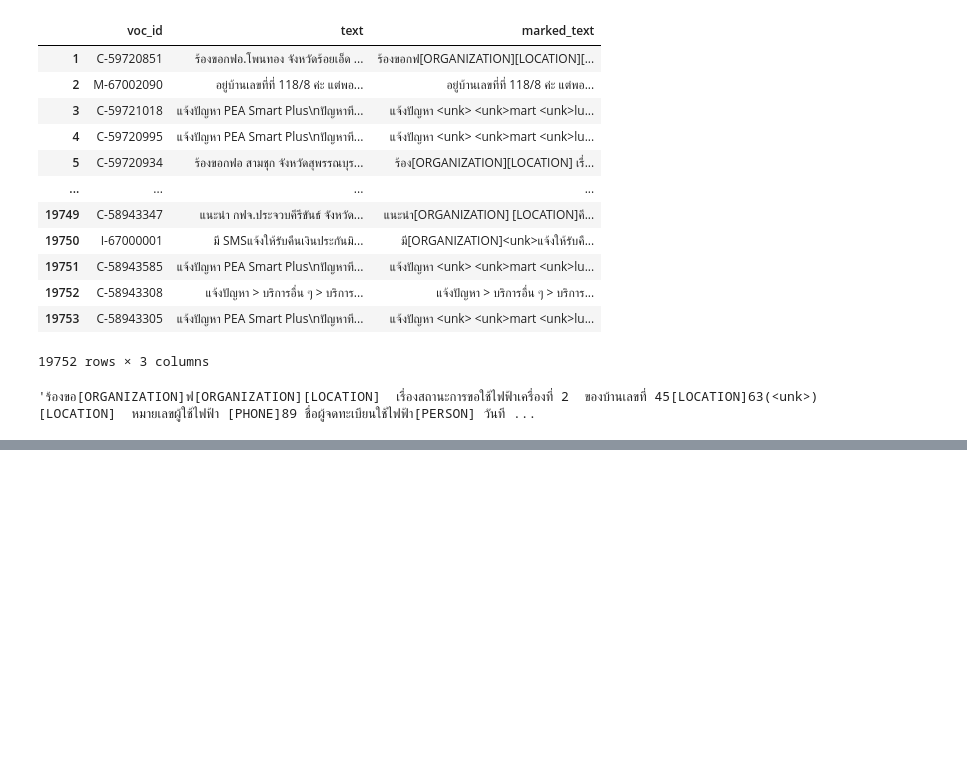
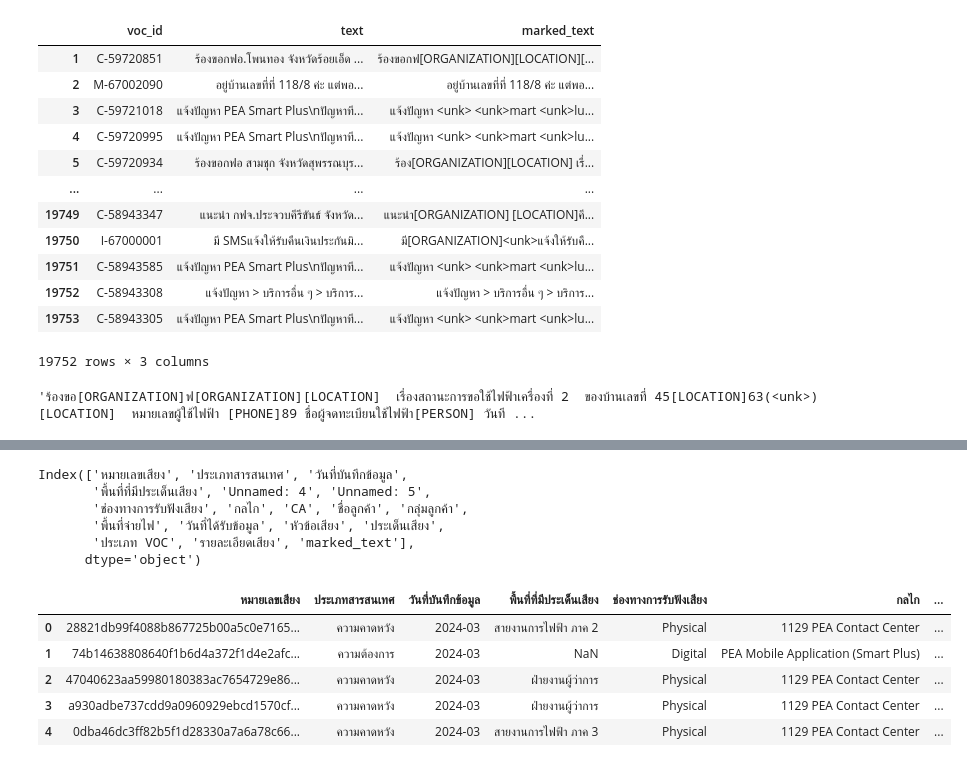
Before and after one commit to master0slave/poc-privacy-preserving-voc-data, a Jupyter notebook: notebooks/nb01-np-text-masking.ipynb, the cells around one changed output, grey strips where cells are left out. Drawn from its saved outputs; the diff is of its cells as text; code cells hidden in the pictures; blank space fills up the shorter version.

```diff
--- a/notebooks/nb01-np-text-masking.ipynb
+++ b/notebooks/nb01-np-text-masking.ipynb
@@ -207,0 +232,58 @@ text_ner.to_excel('../data/processed/voc_data_marked_text_pea.xlsx', index=False
+# %%
+final_df.columns
+# %% [output]
+Index(['หมายเลขเสียง', 'ประเภทสารสนเทศ', 'วันที่บันทึกข้อมูล',
+       'พื้นที่ที่มีประเด็นเสียง', 'Unnamed: 4', 'Unnamed: 5',
+       'ช่องทางการรับฟังเสียง', 'กลไก', 'CA', 'ชื่อลูกค้า', 'กลุ่มลูกค้า',
+       'พื้นที่จ่ายไฟ', 'วันที่ได้รับข้อมูล', 'หัวข้อเสียง', 'ประเด็นเสียง',
+       'ประเภท VOC', 'รายละเอียดเสียง', 'marked_text'],
+      dtype='object')
+# %%
+# Create hashing function
+import hashlib
+
+def hash_data(data):
+    if pd.isna(data):
+        return 'No-Data'
+    else:
+        return hashlib.sha256(str(data).encode('utf-8')).hexdigest()
+
+# Create Generalize Date to YYYY-MM format
+def generalize_date(date):
+    try:
+        if pd.isna(date):
+            return 'No-Data'
+        # Strip Thai time suffix "น." and extra whitespace before parsing
+        cleaned = str(date).replace('น.', '').strip()
+        dt = pd.to_datetime(cleaned, dayfirst=True, errors='coerce')
+        if pd.isna(dt):
+            return 'Invalid Date'
+        return dt.strftime('%Y-%m')
+    except Exception as e:
+        print(f"Error parsing date '{date}': {e}")
+        return 'Invalid Date'
+# %%
+voc_df = final_df.copy()
+
+# hash sensitive columns
+sensitive_columns_list = ['CA', 'ชื่อลูกค้า','หมายเลขเสียง']
+for col in sensitive_columns_list:
+    voc_df[col] = voc_df[col].apply(hash_data)
+
+# generalize date columns
+data_time_columns = ['วันที่บันทึกข้อมูล','วันที่ได้รับข้อมูล']
+for col in data_time_columns:
+    voc_df[col] = voc_df[col].apply(generalize_date)
+
+# drop columns that are not needed
+columns_to_drop = ['Unnamed: 4', 'Unnamed: 5','ชื่อลูกค้า','รายละเอียดเสียง','พื้นที่จ่ายไฟ']
+voc_df = voc_df.drop(columns=columns_to_drop)
+# %%
+voc_df.head()
+# %% [output]
+|  | หมายเลขเสียง | ประเภทสารสนเทศ | วันที่บันทึกข้อมูล | พื้นที่ที่มีประเด็นเสียง | ช่องทางการรับฟังเสียง | กลไก | ... |
+| 0 | 28821db99f4088b867725b00a5c0e7165... | ความคาดหวัง | 2024-03 | สายงานการไฟฟ้า ภาค 2 | Physical | 1129 PEA Contact Center | ... |
+| 1 | 74b14638808640f1b6d4a372f1d4e2afc... | ความต้องการ | 2024-03 | NaN | Digital | PEA Mobile Application (Smart Plus) | ... |
+| 2 | 47040623aa59980180383ac7654729e86... | ความคาดหวัง | 2024-03 | ฝ่ายงานผู้ว่าการ | Physical | 1129 PEA Contact Center | ... |
+| 3 | a930adbe737cdd9a0960929ebcd1570cf... | ความคาดหวัง | 2024-03 | ฝ่ายงานผู้ว่าการ | Physical | 1129 PEA Contact Center | ... |
+| 4 | 0dba46dc3ff82b5f1d28330a7a6a78c66... | ความคาดหวัง | 2024-03 | สายงานการไฟฟ้า ภาค 3 | Physical | 1129 PEA Contact Center | ... |
```
Also changed, not shown: parts of 3 cells of this notebook.
